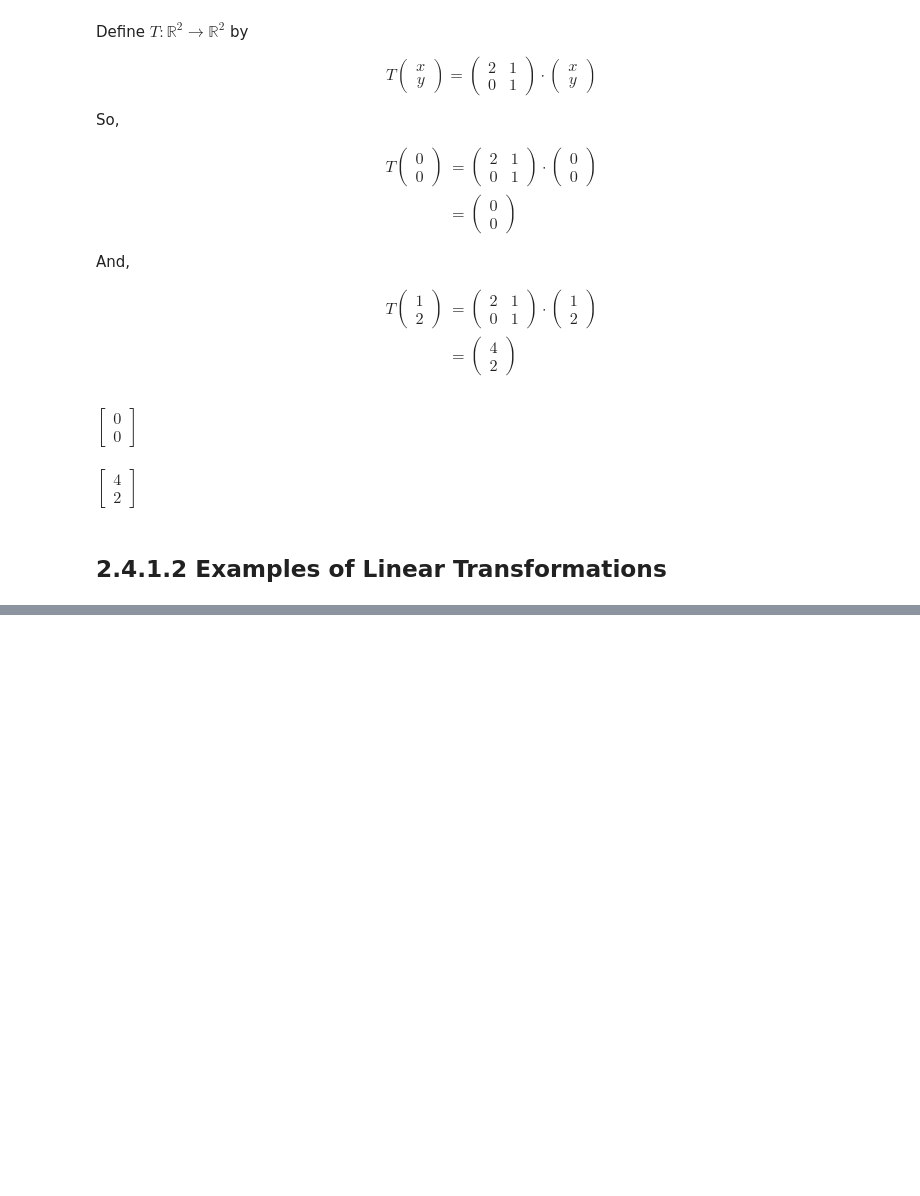
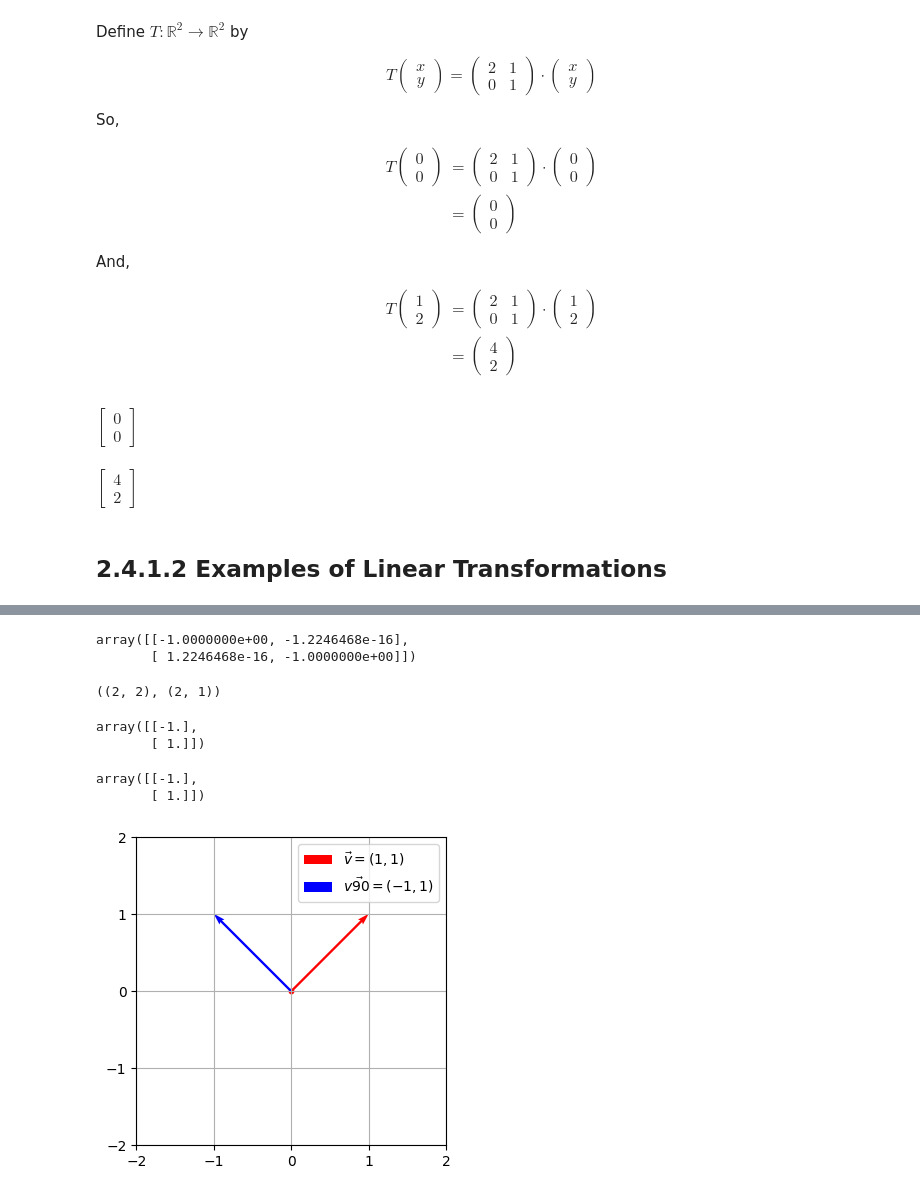
Before and after one commit to PaulToronto/Howard-University-Coursera-Linear-Algebra-For-Data-Science-Specialization, a Jupyter notebook: 2_4_1_Define_Linear_Transformations.ipynb, the cells around one changed output, grey strips where cells are left out. Cells and saved outputs as stored; diff of their text form; code cells hidden in the pictures; blank space fills up the shorter version.

```diff
--- a/2_4_1_Define_Linear_Transformations.ipynb
+++ b/2_4_1_Define_Linear_Transformations.ipynb
@@ -76,0 +169,42 @@ $\displaystyle \left[\begin{matrix}4\\2\end{matrix}\right]$
+# %%
+R = lambda theta : np.array([[np.cos(theta), -np.sin(theta)],
+                             [np.sin(theta), np.cos(theta)]])
+R(np.pi)
+# %% [output]
+array([[-1.0000000e+00, -1.2246468e-16],
+       [ 1.2246468e-16, -1.0000000e+00]])
+# %%
+R(np.pi).shape, v.shape
+# %% [output]
+((2, 2), (2, 1))
+# %%
+np.matmul(R(np.pi/2), v)
+# %% [output]
+array([[-1.],
+       [ 1.]])
+# %%
+R(np.pi/2) @ v
+# %% [output]
+array([[-1.],
+       [ 1.]])
+# %%
+plt.figure(figsize=(4, 4))
+min = -2
+max = 2
+
+v = np.array([[1], [1]])
+plt.quiver(0, 0, v[0], v[1], scale=max-min, color='red',
+           label='$\\vec{{v}} = (1, 1)$')
+plt.scatter(0, 0, color='red', s=10)
+
+v90 = R(np.pi/2) @ v
+plt.quiver(0, 0, v90[0], v90[1], scale=max-min, color='blue',
+           label=f'$\\vec{{v90}} = ({int(v90[0, 0].round())}, {int(v90[1, 0].round(0))})$')
+
+plt.grid()
+plt.xticks(np.arange(min, max+1))
+plt.yticks(np.arange(min, max+1))
+plt.legend()
+plt.show()
+# %% [output]
+[figure, added]
```
Also changed, not shown: parts of 30 cells of this notebook.
